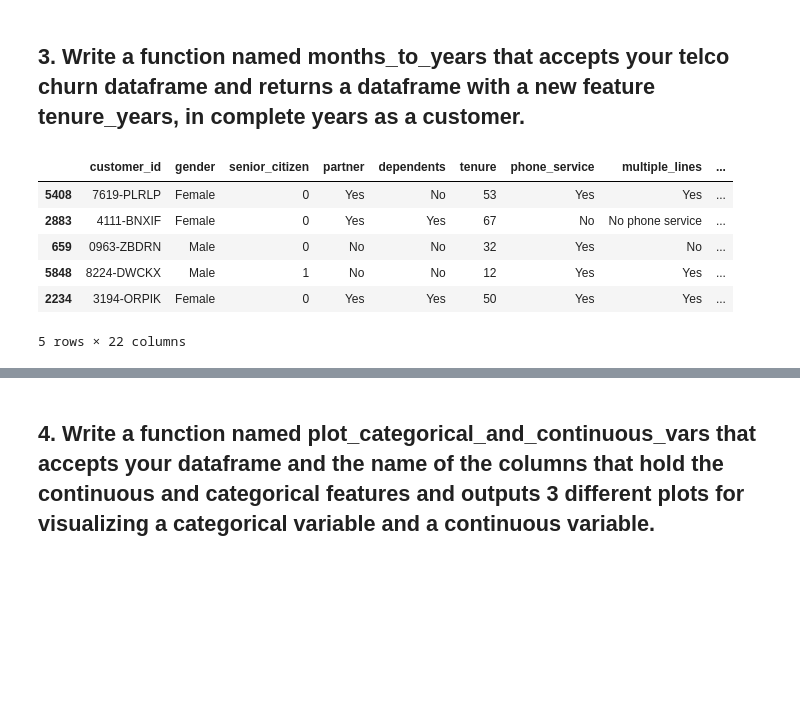
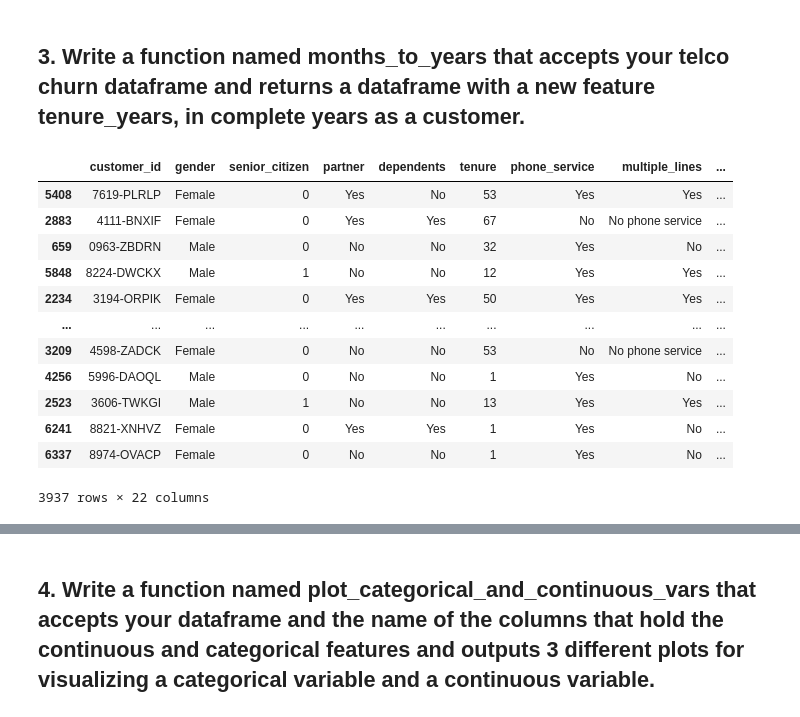
Before and after one commit to kristofer-rivera/regression-exercises, a Jupyter notebook: explore.ipynb, the cells around one changed output, grey strips where cells are left out. Drawn from its saved outputs; the diff is of its cells as text; code cells hidden in the pictures; blank space fills up the shorter version.

```diff
--- a/explore.ipynb
+++ b/explore.ipynb
@@ -99,15 +99,20 @@ def month_to_years(df):
 # %%
 # Testing function
 month_to_years(train)
-train.head()
 # %% [output]
 |  | customer_id | gender | senior_citizen | partner | dependents | tenure | phone_service | multiple_lines | ... |
 | 5408 | 7619-PLRLP | Female | 0 | Yes | No | 53 | Yes | Yes | ... |
 | 2883 | 4111-BNXIF | Female | 0 | Yes | Yes | 67 | No | No phone service | ... |
 | 659 | 0963-ZBDRN | Male | 0 | No | No | 32 | Yes | No | ... |
 | 5848 | 8224-DWCKX | Male | 1 | No | No | 12 | Yes | Yes | ... |
 | 2234 | 3194-ORPIK | Female | 0 | Yes | Yes | 50 | Yes | Yes | ... |
+| ... | ... | ... | ... | ... | ... | ... | ... | ... | ... |
+| 3209 | 4598-ZADCK | Female | 0 | No | No | 53 | No | No phone service | ... |
+| 4256 | 5996-DAOQL | Male | 0 | No | No | 1 | Yes | No | ... |
+| 2523 | 3606-TWKGI | Male | 1 | No | No | 13 | Yes | Yes | ... |
+| 6241 | 8821-XNHVZ | Female | 0 | Yes | Yes | 1 | Yes | No | ... |
+| 6337 | 8974-OVACP | Female | 0 | No | No | 1 | Yes | No | ... |
-5 rows × 22 columns
+3937 rows × 22 columns
 # %%
 # sanity check
 train.info()
```
Also changed, not shown: parts of 17 cells of this notebook, 1 other file.
